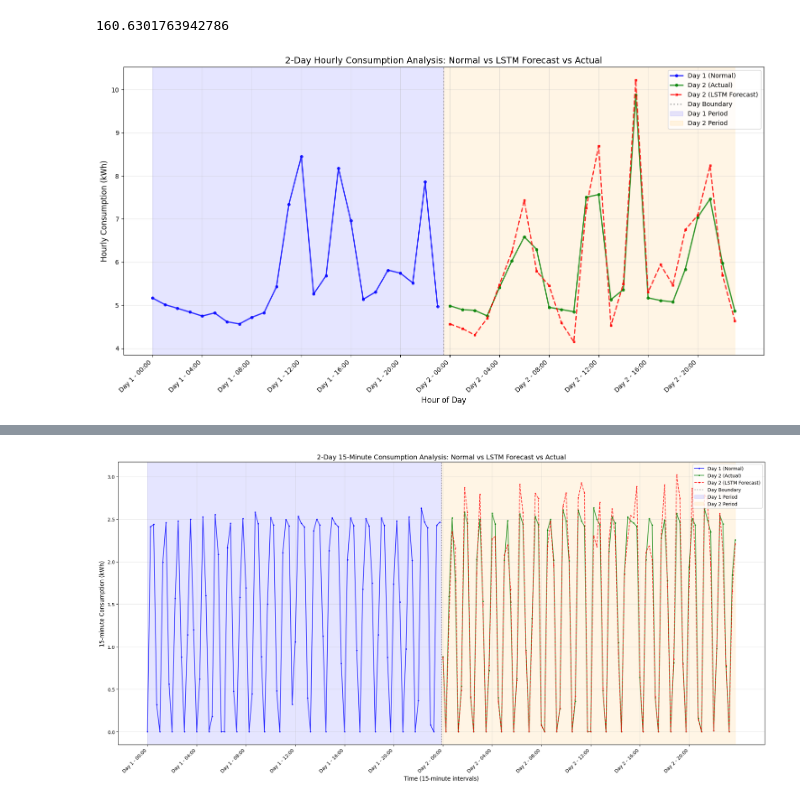
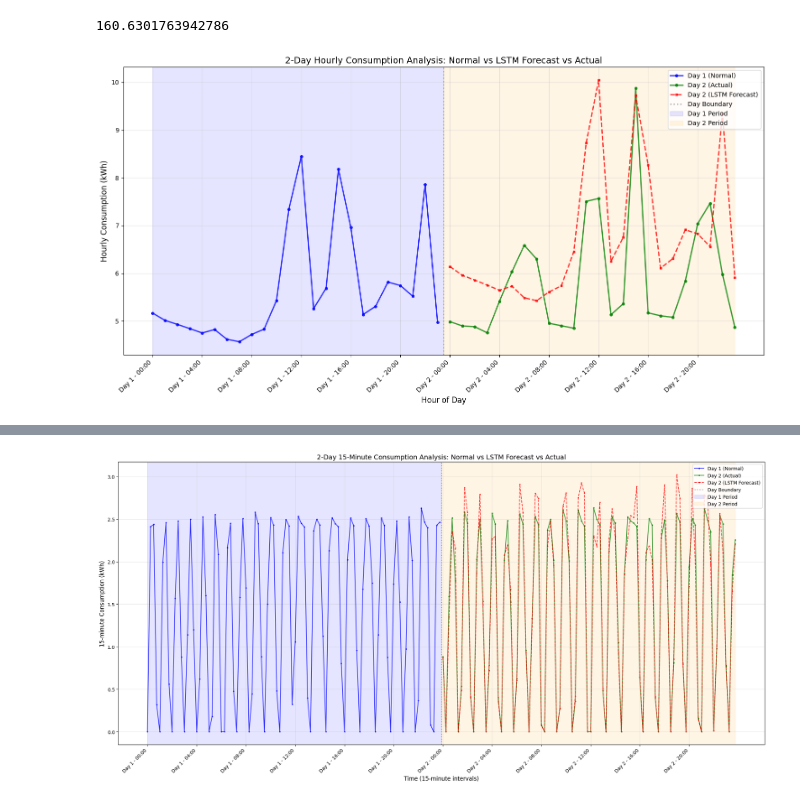
Before and after one commit to Ghada-Ataaoui/Energy-Consumption-Forecast, a Jupyter notebook: src/models/lstm_pred.ipynb, the cells around one changed output, grey strips where cells are left out. Drawn from its saved outputs; the diff is of its cells as text; code cells hidden in the pictures.

```diff
--- a/src/models/lstm_pred.ipynb
+++ b/src/models/lstm_pred.ipynb
@@ -34,0 +599,4 @@ np.random.seed(7)
+# %%
+# Generate predictions
+trainpred = model.predict(X_train)
+testpred = model.predict(X_test)
@@ -34,0 +606,7 @@ np.random.seed(7)
+# %%
+# Convert predictions back to normal values
+trainpred = scaler.inverse_transform(trainpred)
+Y_train = scaler.inverse_transform([Y_train])
+testpred = scaler.inverse_transform(testpred)
+Y_test = scaler.inverse_transform([Y_test])
+predictions = testpred
@@ -34,0 +636,4 @@ np.random.seed(7)
+# %%
+predictions=predictions.reshape(-1)
+predictions.shape
+predictions=pd.Series(predictions)
@@ -35,5 +830,5 @@ np.random.seed(7)
 # %%
-df = pd.read_csv('fridge_data_for_prediction.csv', engine='python', skipfooter=3)
+df = pd.read_csv('../../Data/data_preprocessed/predicition_data/fridge_data_for_prediction.csv', engine='python', skipfooter=3)
 df
 # %% [output]
 |  | measurement | appliance | value | timestamp |
@@ -554,9 +1349,10 @@ np.mean(Y_test)
 # Create hourly consumption data for 2-day detailed analysis
 import matplotlib.pyplot as plt
 import pandas as pd
+import numpy as np
 
 # Convert original data to hourly resolution
-df_original = pd.read_csv('fridge_data_for_prediction.csv', engine='python', skipfooter=3)
+df_original = pd.read_csv('../../Data/data_preprocessed/predicition_data/fridge_data_for_prediction.csv', engine='python', skipfooter=3)
 df_original['datetime'] = pd.to_datetime(df_original['timestamp'], unit='s')
 df_original.set_index('datetime', inplace=True)
 
@@ -572,9 +1368,36 @@ last_48_hours = hourly_df.iloc[-48:].copy()
 day1_hours = last_48_hours.iloc[:24].copy()
 day2_hours = last_48_hours.iloc[24:].copy()
 
-# For demonstration, let's assume we have predictions for Day 2
-# Create mock predictions based on LSTM model pattern (you can replace with actual predictions)
-day2_forecast = day2_hours['value'].values * (1 + np.random.normal(0, 0.1, 24))  # Mock forecast with some variation
+# Generate LSTM predictions for Day 2 hourly data
+# Method 1: Use daily prediction and distribute hourly based on Day 1 pattern
+if len(predictions) > 0:
+    # Get the latest daily prediction from LSTM
+    latest_daily_pred = predictions.iloc[-1] if hasattr(predictions, 'iloc') else predictions[-1]
+
+    # Calculate Day 1 hourly pattern (normalized)
+    day1_hourly_pattern = day1_hours['value'].values / day1_hours['value'].sum()
+
+    # Apply the pattern to the predicted daily consumption
+    day2_forecast = latest_daily_pred * day1_hourly_pattern
+else:
+    # Fallback if no predictions available
+    day2_forecast = day2_hours['value'].values * (1 + np.random.normal(0, 0.1, 24))
+
+# Alternative Method 2: Multi-step ahead prediction using the trained model
+# Uncomment this section if you want to use multi-step prediction instead
+"""
+# Prepare the last sequence from daily data for multi-step prediction
+last_sequence = df[-lookback:].reshape(1, 1, lookback)
+last_sequence_scaled = scaler.transform(last_sequence.reshape(-1, 1)).reshape(1, 1, lookback)
+
+# Generate 24 hourly predictions (assuming model can be adapted for hourly)
+daily_pred_scaled = model.predict(last_sequence_scaled)
+daily_pred = scaler.inverse_transform(daily_pred_scaled)[0][0]
+
+# Distribute the daily prediction across 24 hours using Day 1 pattern
+day1_hourly_pattern = day1_hours['value'].values / day1_hours['value'].sum()
+day2_forecast = daily_pred * day1_hourly_pattern
+"""
 
 # Create the plot
 plt.figure(figsize=(15, 8))
@@ -595,7 +1418,7 @@ plt.plot(x_positions[:24], day1_hours['value'],
 plt.plot(x_positions[24:], day2_hours['value'],
          'g-o', linewidth=2, markersize=4, label='Day 2 (Actual)', alpha=0.8)
 
-# Plot Day 2 (Forecast consumption)
+# Plot Day 2 (LSTM Forecast consumption)
 plt.plot(x_positions[24:], day2_forecast,
          'r--s', linewidth=2, markersize=3, label='Day 2 (LSTM Forecast)', alpha=0.8)
 
@@ -618,36 +1441,54 @@ tick_positions = list(range(0, 48, 4))
 tick_labels = [all_hours_labels[i] for i in tick_positions]
 plt.xticks(tick_positions, tick_labels, rotation=45, ha='right')
 
 plt.tight_layout()
 plt.show()
 
 # Print detailed hourly analysis
 print(f"\n{'='*60}")
 print(f"2-Day Hourly Consumption Analysis")
 print(f"{'='*60}")
 
 print(f"\nDay 1 (Normal Operation):")
 print(f"  - Total consumption: {day1_hours['value'].sum():.2f} kWh")
 print(f"  - Average hourly: {day1_hours['value'].mean():.3f} kWh")
 print(f"  - Peak hour: {day1_hours['value'].max():.3f} kWh")
 print(f"  - Min hour: {day1_hours['value'].min():.3f} kWh")
 
-print(f"\nDay 2 (Actual vs Forecast):")
+print(f"\nDay 2 (Actual vs LSTM Forecast):")
 print(f"  - Actual total: {day2_hours['value'].sum():.2f} kWh")
-print(f"  - Forecast total: {day2_forecast.sum():.2f} kWh")
+print(f"  - LSTM Forecast total: {day2_forecast.sum():.2f} kWh")
 print(f"  - Total error: {abs(day2_hours['value'].sum() - day2_forecast.sum()):.2f} kWh")
 print(f"  - Average hourly error: {np.mean(np.abs(day2_hours['value'] - day2_forecast)):.3f} kWh")
 print(f"  - RMSE: {np.sqrt(np.mean((day2_hours['value'] - day2_forecast)**2)):.3f} kWh")
+
+# Calculate accuracy metrics
+mae = np.mean(np.abs(day2_hours['value'] - day2_forecast))
+mape = np.mean(np.abs((day2_hours['value'] - day2_forecast) / day2_hours['value'])) * 100
+rmse = np.sqrt(np.mean((day2_hours['value'] - day2_forecast)**2))
+
+print(f"\nLSTM Model Performance Metrics:")
+print(f"  - Mean Absolute Error (MAE): {mae:.4f} kWh")
+print(f"  - Mean Absolute Percentage Error (MAPE): {mape:.2f}%")
+print(f"  - Root Mean Square Error (RMSE): {rmse:.4f} kWh")
 
 # Show peak consumption hours
 day1_peak_hour = day1_hours['value'].idxmax()
 day2_actual_peak_hour = day2_hours['value'].idxmax()
 
 print(f"\nPeak Consumption Analysis:")
 print(f"  - Day 1 peak at hour: {day1_hours.loc[day1_peak_hour, 'datetime'].strftime('%H:%M')}")
 print(f"  - Day 2 actual peak at hour: {day2_hours.loc[day2_actual_peak_hour, 'datetime'].strftime('%H:%M')}")
+
+# Additional analysis: hourly comparison
+print(f"\nHourly Forecast vs Actual (First 12 hours):")
+for i in range(12):
+    actual_val = day2_hours['value'].iloc[i]
+    forecast_val = day2_forecast[i]
+    error_pct = abs(actual_val - forecast_val) / actual_val * 100
+    print(f"  Hour {i:2d}: Actual={actual_val:.4f} kWh, Forecast={forecast_val:.4f} kWh, Error={error_pct:.1f}%")
 # %% [output]
-[figure, old version]
+[figure, new version]
 ============================================================
 2-Day Hourly Consumption Analysis
 ============================================================
```
Also changed, not shown: parts of 44 cells of this notebook, 3 other files.
